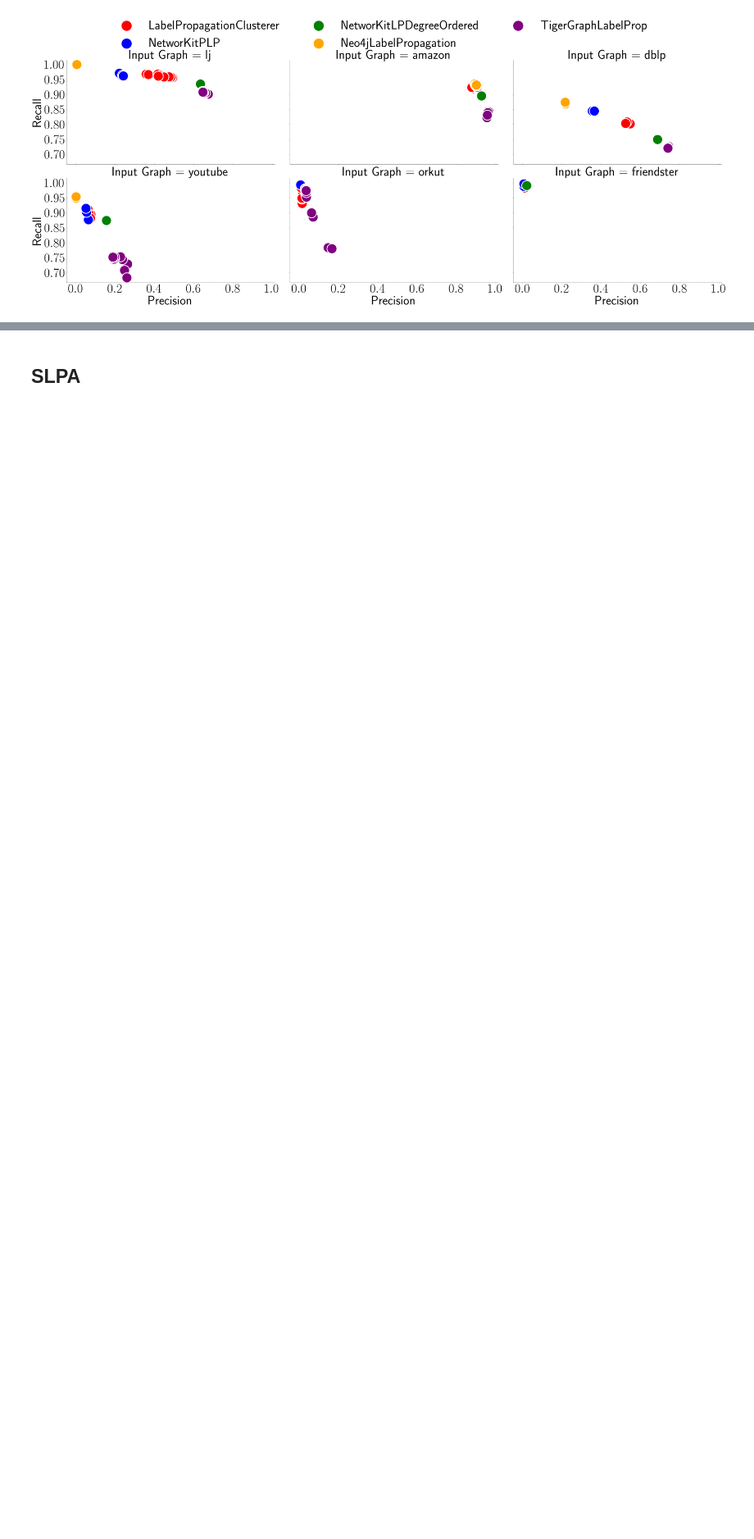
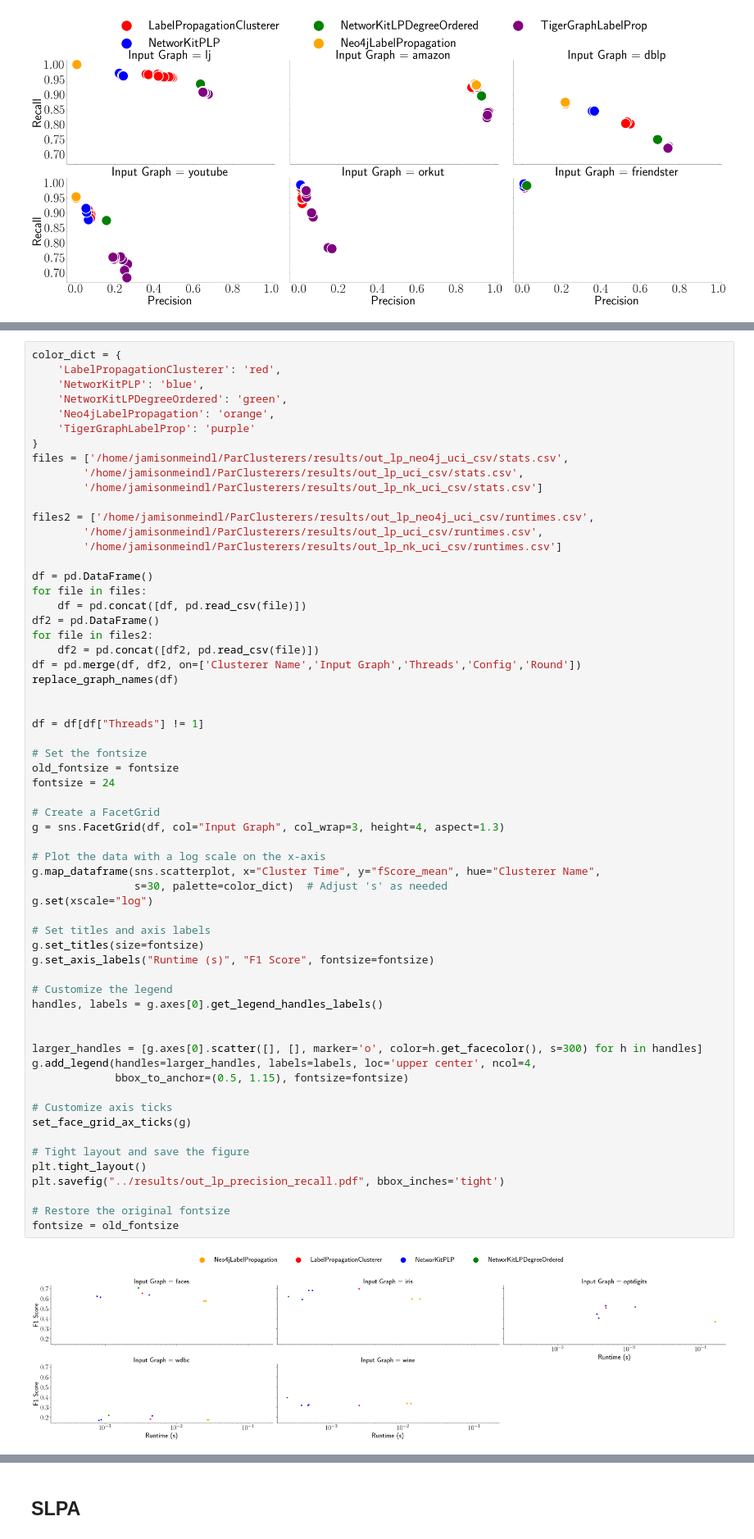
Before and after one commit to ParAlg/ParClusterers, a Jupyter notebook: plotting/plot_running_time.ipynb, the cells around one changed output, grey strips where cells are left out. Shown at 82% size. Saved outputs shown, nothing was run; the diff lists cells and outputs as text; blank space fills up the shorter version.

```diff
--- a/plotting/plot_running_time.ipynb
+++ b/plotting/plot_running_time.ipynb
@@ -202,3 +245,66 @@ fontsize = old_fontsize
+# %%
+color_dict = {
+    'LabelPropagationClusterer': 'red',
+    'NetworKitPLP': 'blue',
+    'NetworKitLPDegreeOrdered': 'green',
+    'Neo4jLabelPropagation': 'orange',
+    'TigerGraphLabelProp': 'purple'
+}
+files = ['/home/jamisonmeindl/ParClusterers/results/out_lp_neo4j_uci_csv/stats.csv',
+        '/home/jamisonmeindl/ParClusterers/results/out_lp_uci_csv/stats.csv',
+        '/home/jamisonmeindl/ParClusterers/results/out_lp_nk_uci_csv/stats.csv']
+
+files2 = ['/home/jamisonmeindl/ParClusterers/results/out_lp_neo4j_uci_csv/runtimes.csv',
+        '/home/jamisonmeindl/ParClusterers/results/out_lp_uci_csv/runtimes.csv',
+        '/home/jamisonmeindl/ParClusterers/results/out_lp_nk_uci_csv/runtimes.csv']
+
+df = pd.DataFrame()
+for file in files:
+    df = pd.concat([df, pd.read_csv(file)])
+df2 = pd.DataFrame()
+for file in files2:
+    df2 = pd.concat([df2, pd.read_csv(file)])
+df = pd.merge(df, df2, on=['Clusterer Name','Input Graph','Threads','Config','Round'])
+replace_graph_names(df)
+
+
+df = df[df["Threads"] != 1]
+
+# Set the fontsize
+old_fontsize = fontsize
+fontsize = 24
+
+# Create a FacetGrid
+g = sns.FacetGrid(df, col="Input Graph", col_wrap=3, height=4, aspect=1.3)
+
+# Plot the data with a log scale on the x-axis
+g.map_dataframe(sns.scatterplot, x="Cluster Time", y="fScore_mean", hue="Clusterer Name",
+                s=30, palette=color_dict)  # Adjust 's' as needed
+g.set(xscale="log")
+
+# Set titles and axis labels
+g.set_titles(size=fontsize)
+g.set_axis_labels("Runtime (s)", "F1 Score", fontsize=fontsize)
+
+# Customize the legend
+handles, labels = g.axes[0].get_legend_handles_labels()
+
+
+larger_handles = [g.axes[0].scatter([], [], marker='o', color=h.get_facecolor(), s=300) for h in handles]
+g.add_legend(handles=larger_handles, labels=labels, loc='upper center', ncol=4,
+             bbox_to_anchor=(0.5, 1.15), fontsize=fontsize)
+
+# Customize axis ticks
+set_face_grid_ax_ticks(g)
+
+# Tight layout and save the figure
+plt.tight_layout()
+plt.savefig("../results/out_lp_precision_recall.pdf", bbox_inches='tight')
+
+# Restore the original fontsize
+fontsize = old_fontsize
+# %% [output]
+[figure, added]
 # %%
 df = pd.read_csv("/Users/sy/Desktop/MIT/clusterer/Graph Clustering Framework  - label_stats.csv")
 replace_graph_names(df)
```
Also changed, not shown: parts of 2 cells of this notebook.
